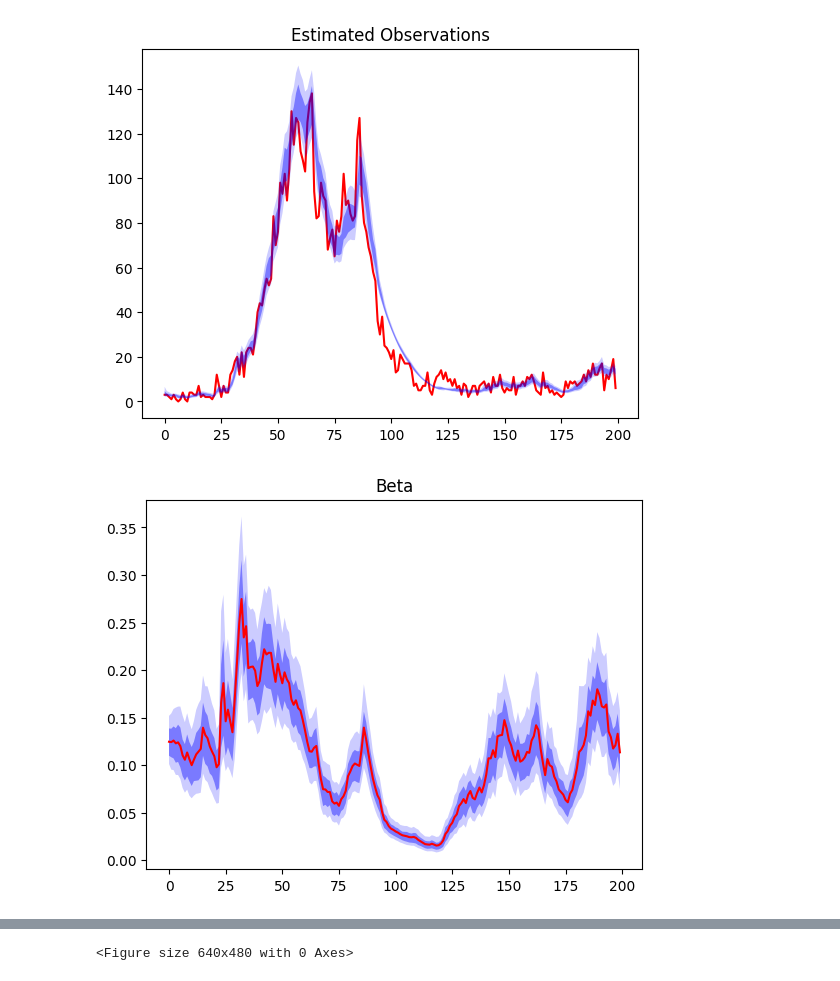
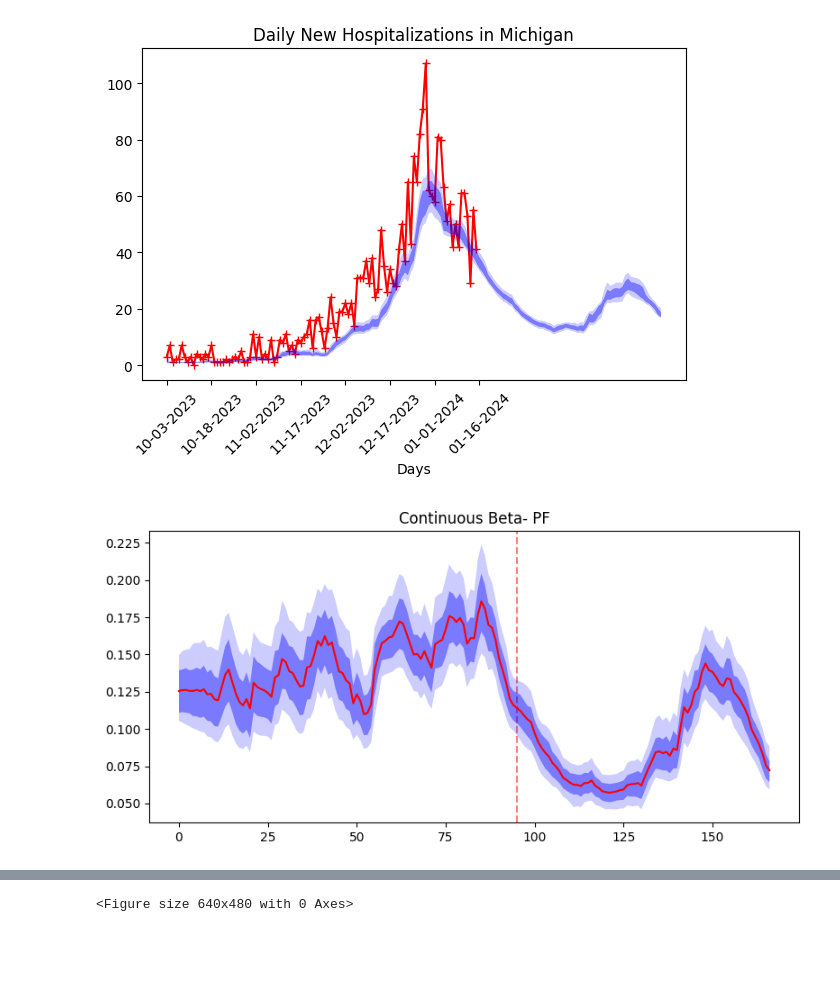
Before and after one commit to atiumcache/PF_forecast, a Jupyter notebook: juptyer notebooks/pf_entrypoint.ipynb, the cells around one changed output, grey strips where cells are left out. Saved outputs shown, nothing was run; the diff lists cells and outputs as text; code cells hidden in the pictures; blank space fills up the shorter version.

```diff
--- a/juptyer notebooks/pf_entrypoint.ipynb
+++ b/juptyer notebooks/pf_entrypoint.ipynb
@@ -72,22 +72,44 @@ eta: 0.10000000000000002 gamma: 0.060000000000000
 import pandas as pd
 import matplotlib.pyplot as plt
 import numpy as np
+from datetime import datetime,timedelta
 
-real_data = pd.read_csv('../datasets/AZ_FLU_HOSPITALIZATIONS.csv').to_numpy()
+real_data = pd.read_csv('../datasets/MI_FLU_HOSPITALIZATIONS.csv').to_numpy()
 real_data = np.delete(real_data,0,1)
 
 estimated_data = pd.read_csv('../datasets/particle_observation.csv').to_numpy()
 estimated_data = np.delete(estimated_data,0,1)
 
 
-t = 200
+t = 167
 
-plt.title("Estimated Observations")
+d1 = datetime.strptime('2023-10-3', "%Y-%m-%d")
+
+x_interval=np.linspace(0,105,8)
+
+x_interval_int=x_interval.astype('int64')
+
+x_interval_int=x_interval_int.astype(float)
+
+
+
+date_strings=[]
+
+for d_ind in range(len(x_interval)):
+
+    this_d=d1+timedelta(days=x_interval_int[d_ind])
+
+    date_strings.append(this_d.strftime("%m-%d-%Y"))
+
+plt.title("Daily New Hospitalizations in Michigan")
+plt.xlabel("Days")
+plt.xticks(x_interval_int,date_strings,rotation=45)
+plt.tight_layout()
 
 plt.fill_between(np.arange(0,t), estimated_data[:,3], estimated_data[:,22-3], facecolor='blue', zorder=10,alpha = 0.2)
 plt.fill_between(np.arange(0,t), estimated_data[:,6], estimated_data[:,22-6], facecolor='blue', zorder=11,alpha = 0.4)
 
-plt.plot(np.arange(0,t),real_data[0:t],color='red')
+plt.plot(np.arange(0,105),real_data[0:105],color='red',marker = "+")
 plt.show()
 
 pf_beta = pd.read_csv('../datasets/average_beta.csv').to_numpy()
@@ -110,40 +132,51 @@ gamma_quantiles = pd.read_csv('../datasets/gamma_quantiles.csv').to_numpy()
 gamma_quantiles = np.delete(gamma_quantiles,0,1)
 
 pf_state = pd.read_csv('../datasets/ESTIMATED_STATE.csv').to_numpy()
 pf_state = np.delete(pf_state,0,1)
 
-plt.title("Beta")
+plt.figure(figsize=(8,4))
+plt.title("Continuous Beta- PF")
 
-plt.fill_between(np.arange(0,t), beta_quantiles[:,3], beta_quantiles[:,22-3], facecolor='blue', zorder=10,alpha = 0.2)
-plt.fill_between(np.arange(0,t), beta_quantiles[:,6], beta_quantiles[:,22-6], facecolor='blue', zorder=11,alpha = 0.4)
 
-plt.plot(pf_beta,color="red",zorder=12)
+
+plt.fill_between(np.arange(0,t), beta_quantiles[:,3], beta_quantiles[0:t,22-3], facecolor='blue', zorder=10,alpha = 0.2)
+plt.fill_between(np.arange(0,t), beta_quantiles[:,6], beta_quantiles[0:t,22-6], facecolor='blue', zorder=11,alpha = 0.4)
+
+plt.axvline(x = 95, color = 'red', linestyle = '--', alpha = 0.5,label = "forecast point")
+plt.plot(pf_beta[0:t],color="red",zorder=12)
+# plt.xticks(x_interval_int,date_strings,rotation=45)
+plt.tight_layout()
 plt.savefig('Beta.png')
 plt.show()
 
 plt.title("Gamma")
 
 plt.plot(pf_gamma,zorder=12,color = 'red')
 plt.fill_between(np.arange(0,t), gamma_quantiles[:,3], gamma_quantiles[:,22-3], facecolor='blue', zorder=10,alpha = 0.2)
 plt.fill_between(np.arange(0,t), gamma_quantiles[:,6], gamma_quantiles[:,22-6], facecolor='blue', zorder=11,alpha = 0.4)
 
 plt.show()
 
 plt.title("Eta")
 
 plt.fill_between(np.arange(0,t), eta_quantiles[:,3], eta_quantiles[:,22-3], facecolor='blue', zorder=10,alpha = 0.2)
 plt.fill_between(np.arange(0,t), eta_quantiles[:,6], eta_quantiles[:,22-6], facecolor='blue', zorder=11,alpha = 0.4)
 
 plt.show()
 
-plt.yscale('log')
 plt.title("State")
 
-for i in range(4):
-    plt.plot(pf_state[:,i])
-    plt.show()
+plt.yscale('log')
+labels = ['S','I','R','H']
+for i in range(1,4):
+    plt.plot(pf_state[0:105,i],label = labels[i])
+plt.xticks(x_interval_int,date_strings,rotation=45)
+plt.tight_layout()
+plt.legend()
+plt.show()
+
 
 plt.savefig('State.png')
 # %% [output]
-[figure, old version]
+[figure, new version]
-[figure, old version]
+[figure, new version]
```
Also changed, not shown: parts of 2 cells of this notebook, 31 other files.
